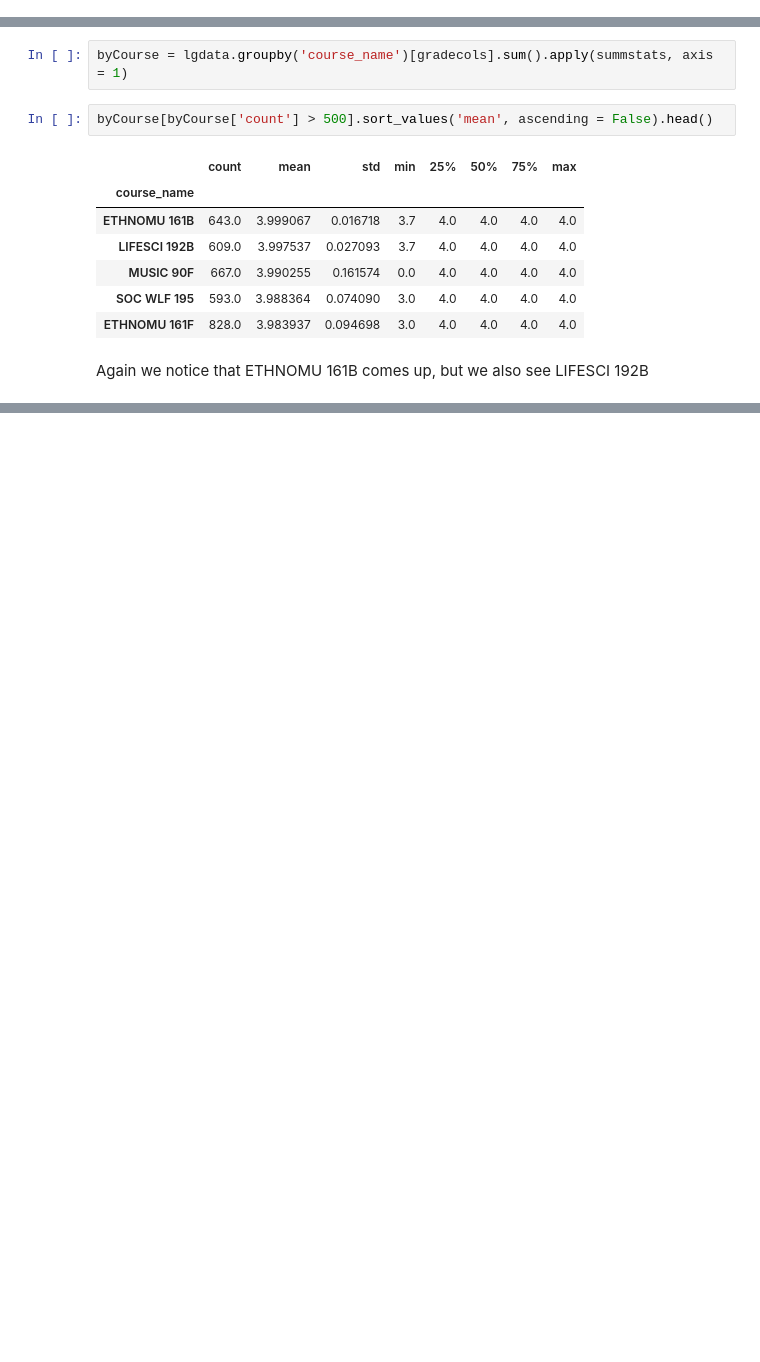
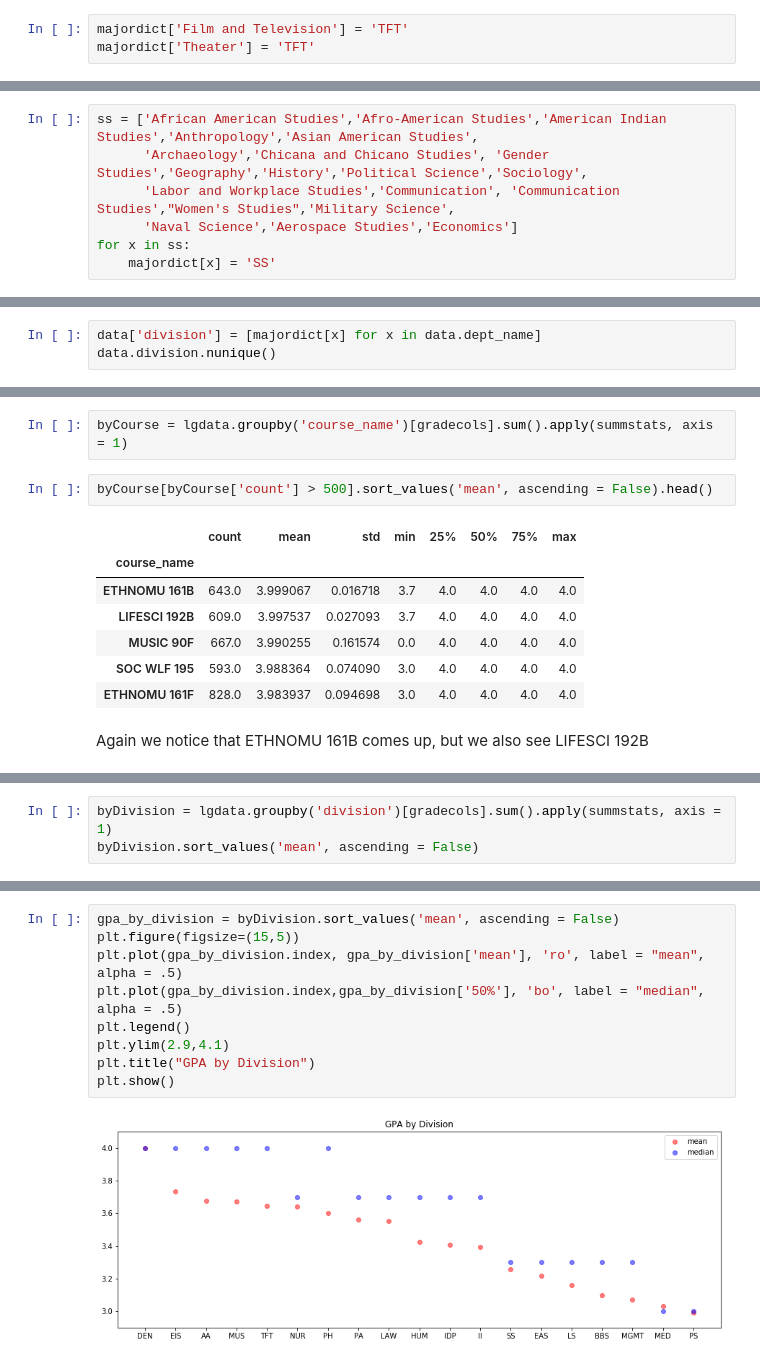
Before and after one commit to kaizersaber/stats131, a Jupyter notebook: Project.ipynb, the cells around one changed output, grey strips where cells are left out. Cells and saved outputs as stored; diff of their text form; blank space fills up the shorter version.

Commit message:
Added Division exploration

```diff
--- a/Project.ipynb
+++ b/Project.ipynb
@@ -74,0 +342,3 @@ data.to_csv("dataclean.csv")
+# %%
+majordict['Film and Television'] = 'TFT'
+majordict['Theater'] = 'TFT'
@@ -74,0 +367,7 @@ data.to_csv("dataclean.csv")
+# %%
+ss = ['African American Studies','Afro-American Studies','American Indian Studies','Anthropology','Asian American Studies',
+      'Archaeology','Chicana and Chicano Studies', 'Gender Studies','Geography','History','Political Science','Sociology',
+      'Labor and Workplace Studies','Communication', 'Communication Studies',"Women's Studies",'Military Science',
+      'Naval Science','Aerospace Studies','Economics']
+for x in ss:
+    majordict[x] = 'SS'
@@ -74,0 +378,3 @@ data.to_csv("dataclean.csv")
+# %%
+data['division'] = [majordict[x] for x in data.dept_name]
+data.division.nunique()
@@ -295,0 +608,3 @@ Again we notice that ETHNOMU 161B comes up, but we also see LIFESCI 192B
+# %%
+byDivision = lgdata.groupby('division')[gradecols].sum().apply(summstats, axis = 1)
+byDivision.sort_values('mean', ascending = False)
@@ -295,0 +630,11 @@ Again we notice that ETHNOMU 161B comes up, but we also see LIFESCI 192B
+# %%
+gpa_by_division = byDivision.sort_values('mean', ascending = False)
+plt.figure(figsize=(15,5))
+plt.plot(gpa_by_division.index, gpa_by_division['mean'], 'ro', label = "mean", alpha = .5)
+plt.plot(gpa_by_division.index,gpa_by_division['50%'], 'bo', label = "median", alpha = .5)
+plt.legend()
+plt.ylim(2.9,4.1)
+plt.title("GPA by Division")
+plt.show()
+# %% [output]
+[figure, added]
```
Also changed, not shown: parts of 64 cells of this notebook, 1 other file.
